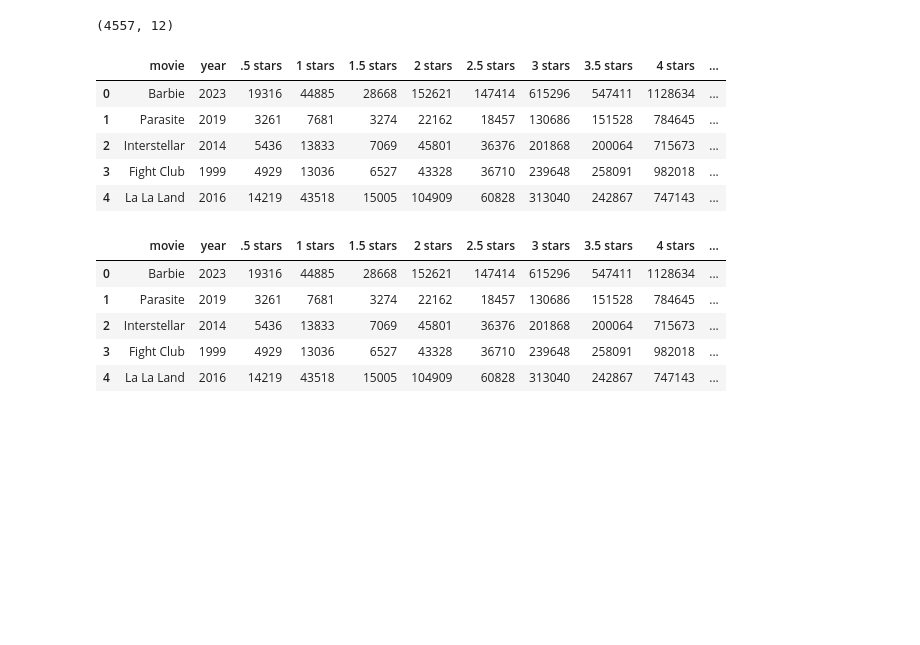
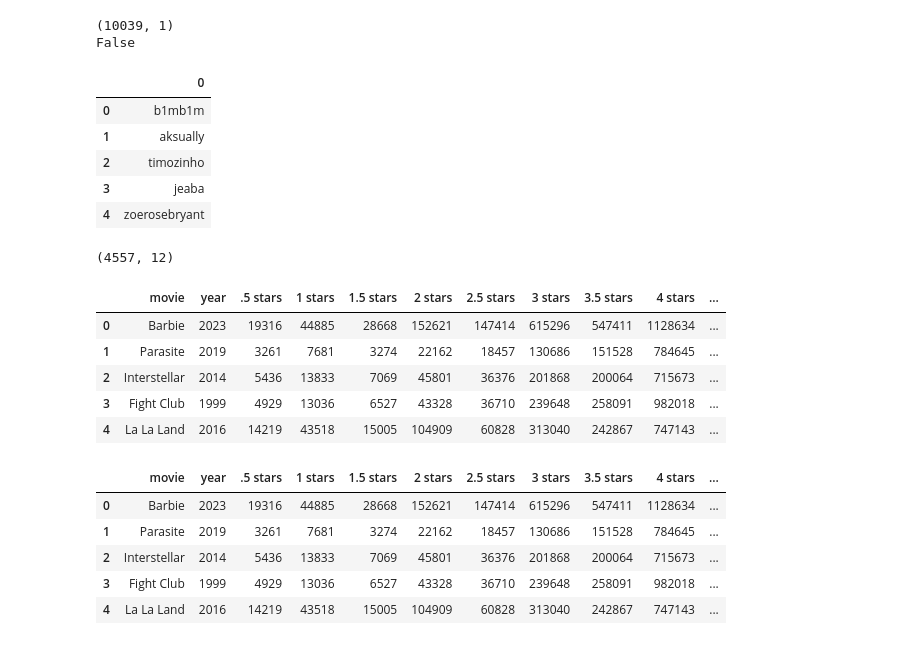
Before and after one commit to matthewlemargie/letterboxd-scraping, a Jupyter notebook: analysis.ipynb, the cells around one changed output. Drawn from its saved outputs; the diff is of its cells as text; code cells hidden in the pictures; blank space fills up the shorter version.

Commit message:
userscrape to scrape usernames and reviewscrape(unfinished) to scrape reviews from collected user profiles

```diff
--- a/analysis.ipynb
+++ b/analysis.ipynb
@@ -11,6 +11,21 @@ import regex as re
 from scipy.stats import entropy
 import threading
 import multiprocessing as mp
+# %%
+users = pd.read_csv("users.csv", on_bad_lines='skip', header=None)
+users = users.drop_duplicates()
+print(users.shape)
+print(users.duplicated().any())
+users.head()
+# %% [output]
+(10039, 1)
+False
+|  | 0 |
+| 0 | b1mb1m |
+| 1 | aksually |
+| 2 | timozinho |
+| 3 | jeaba |
+| 4 | zoerosebryant |
 # %%
 # importing and cleaning data
 df = pd.read_csv("data.csv", on_bad_lines='skip', header=None)
```
Also changed, not shown: parts of 1 cell of this notebook, 4 other files.
